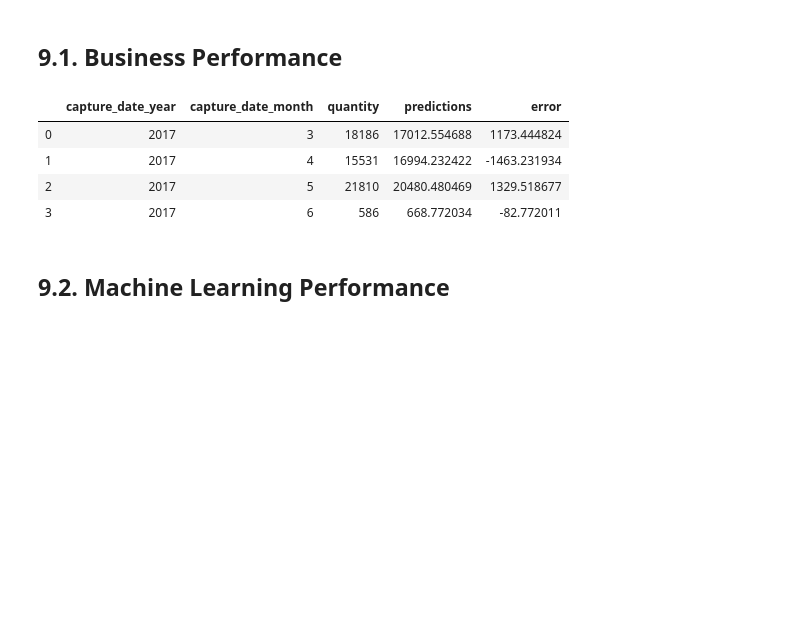
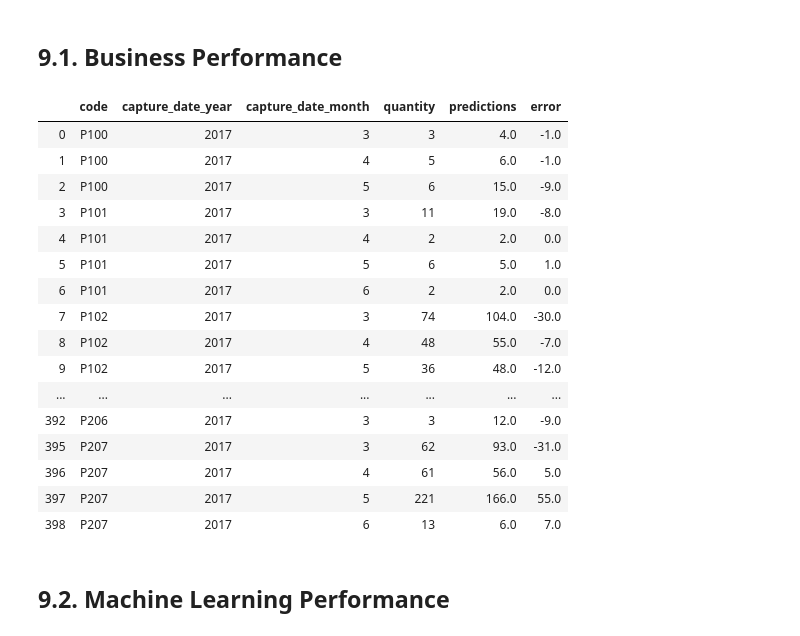
Before and after one commit to Meigarom/Demand-Forecast, a Jupyter notebook: notebooks/Products-Prediction.ipynb, the cells around one changed output. Cells and saved outputs as stored; diff of their text form; code cells hidden in the pictures; blank space fills up the shorter version.

```diff
--- a/notebooks/Products-Prediction.ipynb
+++ b/notebooks/Products-Prediction.ipynb
@@ -287,5 +331,14 @@ df5 = pd.get_dummies( df5, columns=['category'] )
+# %%
+# Target Encoding
+df5['enc_category'] = calc_smooth_mean( df5, by='category', on='quantity', m=300 )
+
+# Dummy Variables
+df5 = pd.get_dummies( df5, columns=['category'] )
 # %% [markdown]
 ## 5.4. Transformação
+# %%
+# Unit Price
+df5['enc_unit_price'] = np.log1p( df5['unit_price'] )
 # %% [markdown]
 # 6.0. FEATURE SELECTION
 # %%
@@ -430,7 +488,7 @@ rf_result
 # %%
 # model
 model_xgb = xgb.XGBRegressor( objective='reg:squarederror',
-                              n_estimators=300,
+                              n_estimators=500,
                               eta=0.01,
                               max_depth=10,
                               subsample=0.7,
@@ -471,4 +545,4 @@ modelling_result.sort_values( 'RMSE' )
 df9 = X_test[ cols_selected_boruta_full ]
 
 # rescale
-df9['predictions'] = yhat_xgb
+df9['predictions'] = np.round( yhat_xgb, 0 )
@@ -475,13 +561,25 @@ df9['predictions'] = yhat_xgb
 # %% [markdown]
 ## 9.1. Business Performance
 # %%
-aux = df9[['capture_date_year', 'capture_date_month', 'quantity', 'predictions', 'error']].groupby( ['capture_date_year', 'capture_date_month'] ).sum().reset_index()
-aux
+aux = df9[['code', 'capture_date_year', 'capture_date_month', 'quantity', 'predictions', 'error']].groupby( ['code', 'capture_date_year', 'capture_date_month'] ).sum().reset_index()
+aux.sort_values( 'code' )
 # %% [output]
-|  | capture_date_year | capture_date_month | quantity | predictions | error |
-| 0 | 2017 | 3 | 18186 | 17012.554688 | 1173.444824 |
-| 1 | 2017 | 4 | 15531 | 16994.232422 | -1463.231934 |
-| 2 | 2017 | 5 | 21810 | 20480.480469 | 1329.518677 |
-| 3 | 2017 | 6 | 586 | 668.772034 | -82.772011 |
+|  | code | capture_date_year | capture_date_month | quantity | predictions | error |
+| 0 | P100 | 2017 | 3 | 3 | 4.0 | -1.0 |
+| 1 | P100 | 2017 | 4 | 5 | 6.0 | -1.0 |
+| 2 | P100 | 2017 | 5 | 6 | 15.0 | -9.0 |
+| 3 | P101 | 2017 | 3 | 11 | 19.0 | -8.0 |
+| 4 | P101 | 2017 | 4 | 2 | 2.0 | 0.0 |
+| 5 | P101 | 2017 | 5 | 6 | 5.0 | 1.0 |
+| 6 | P101 | 2017 | 6 | 2 | 2.0 | 0.0 |
+| 7 | P102 | 2017 | 3 | 74 | 104.0 | -30.0 |
+| 8 | P102 | 2017 | 4 | 48 | 55.0 | -7.0 |
+| 9 | P102 | 2017 | 5 | 36 | 48.0 | -12.0 |
+| ... | ... | ... | ... | ... | ... | ... |
+| 392 | P206 | 2017 | 3 | 3 | 12.0 | -9.0 |
+| 395 | P207 | 2017 | 3 | 62 | 93.0 | -31.0 |
+| 396 | P207 | 2017 | 4 | 61 | 56.0 | 5.0 |
+| 397 | P207 | 2017 | 5 | 221 | 166.0 | 55.0 |
+| 398 | P207 | 2017 | 6 | 13 | 6.0 | 7.0 |
 # %% [markdown]
 ## 9.2. Machine Learning Performance
```
Also changed, not shown: parts of 27 cells of this notebook.
